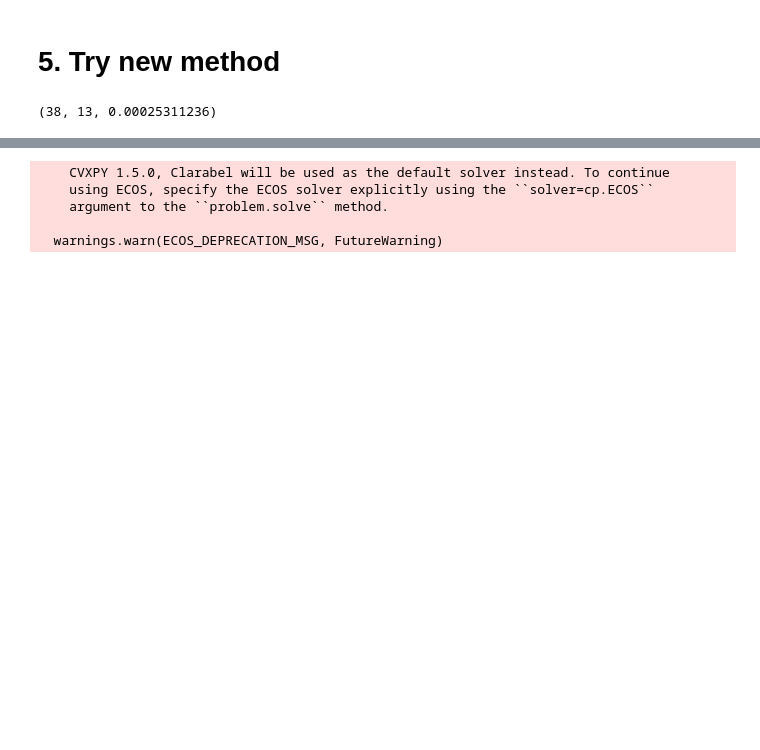
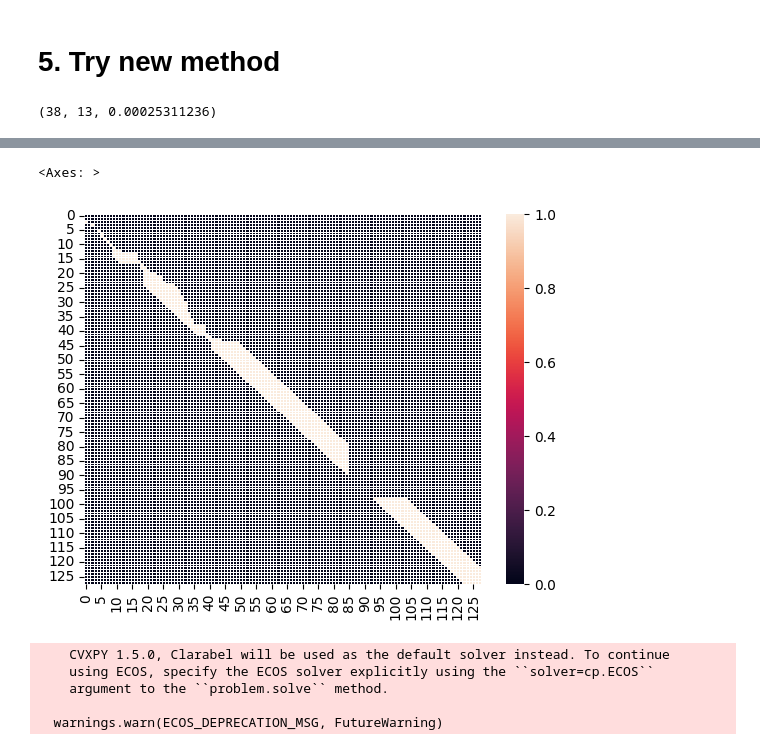
Before and after one commit to hanahhh/WTK-distance, a Jupyter notebook: examples/knn_mask_map_metric_test.ipynb, the cells around one changed output, grey strips where cells are left out. Cells and saved outputs as stored; diff of their text form; code cells hidden in the pictures; blank space fills up the shorter version.

```diff
--- a/examples/knn_mask_map_metric_test.ipynb
+++ b/examples/knn_mask_map_metric_test.ipynb
@@ -461,3 +530,5 @@ def create_mask(xs, xt, lamb=0.8, k=5):
     return M
 # %%
 M1 = create_mask(xt, xs, 0.9, 6)
+sns.heatmap(M1, linewidth=0.5)
+# %% [output]
@@ -464,3 +552,5 @@ M1 = create_mask(xt, xs, 0.9, 6)
+<Axes: >
+[figure, added]
 # %%
 from ot_dis.mask_map.utils import cost_matrix, cost_matrix_1d
 from ot_dis.mask_map import linearprog
```
Also changed, not shown: parts of 8 cells of this notebook.
